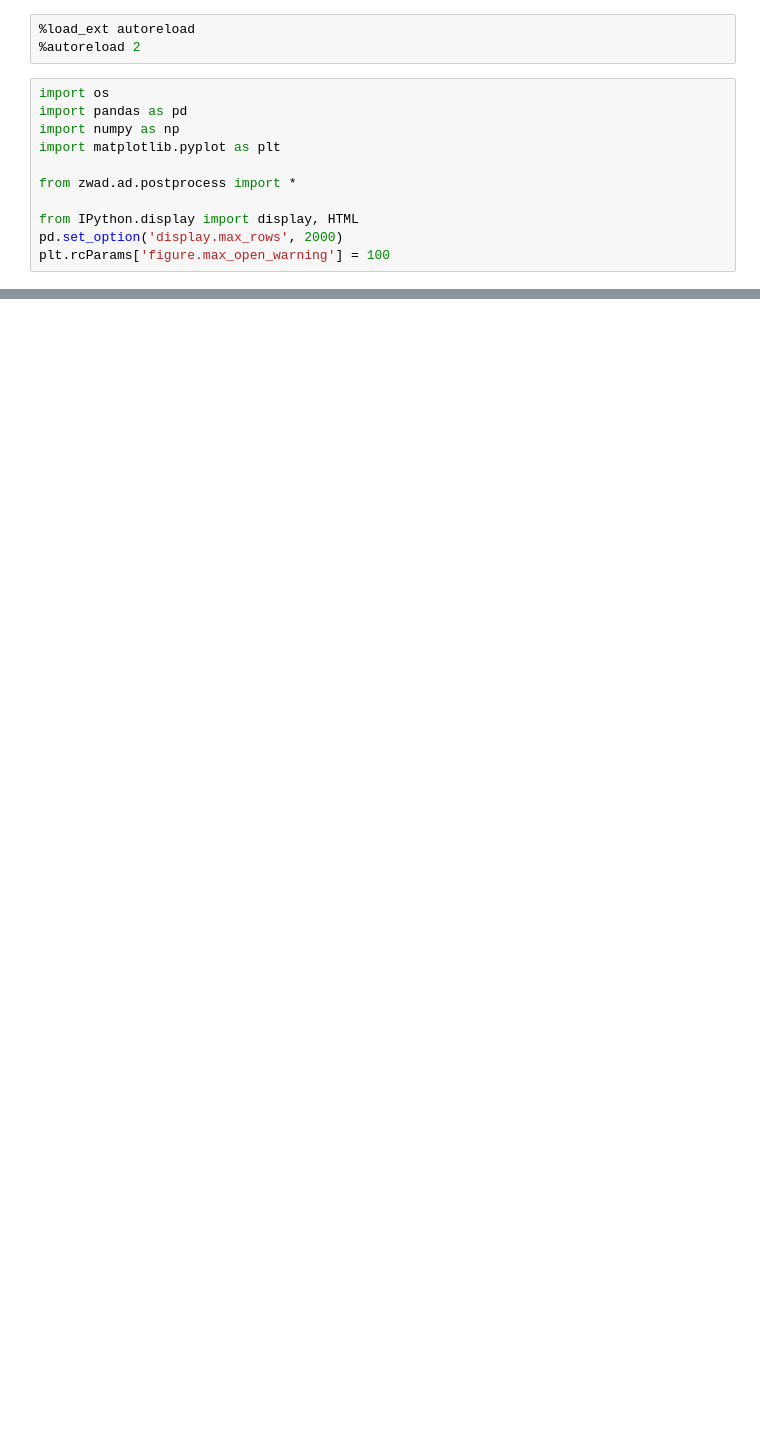
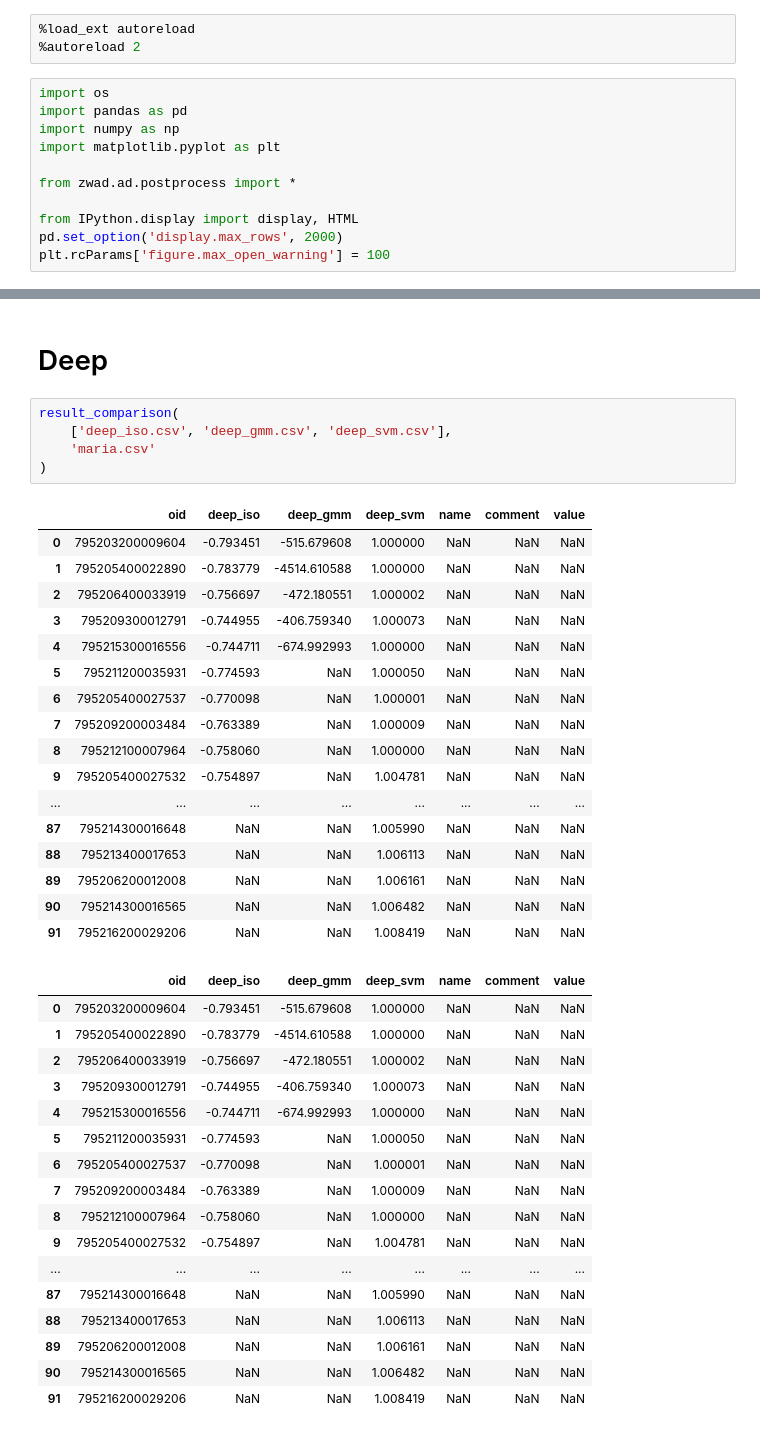
Before and after one commit to snad-space/zwad, a Jupyter notebook: notebooks/ad_analysis.ipynb, the cells around one changed output, grey strips where cells are left out. Cells and saved outputs as stored; diff of their text form; blank space fills up the shorter version.

Commit message:
Update ad_analysis nb with DEEP and DISK

```diff
--- a/notebooks/ad_analysis.ipynb
+++ b/notebooks/ad_analysis.ipynb
@@ -86,0 +68,42 @@ pass
+# %% [markdown]
+# Deep
+# %%
+result_comparison(
+    ['deep_iso.csv', 'deep_gmm.csv', 'deep_svm.csv'],
+    'maria.csv'
+)
+# %% [output]
+|  | oid | deep_iso | deep_gmm | deep_svm | name | comment | value |
+| 0 | 795203200009604 | -0.793451 | -515.679608 | 1.000000 | NaN | NaN | NaN |
+| 1 | 795205400022890 | -0.783779 | -4514.610588 | 1.000000 | NaN | NaN | NaN |
+| 2 | 795206400033919 | -0.756697 | -472.180551 | 1.000002 | NaN | NaN | NaN |
+| 3 | 795209300012791 | -0.744955 | -406.759340 | 1.000073 | NaN | NaN | NaN |
+| 4 | 795215300016556 | -0.744711 | -674.992993 | 1.000000 | NaN | NaN | NaN |
+| 5 | 795211200035931 | -0.774593 | NaN | 1.000050 | NaN | NaN | NaN |
+| 6 | 795205400027537 | -0.770098 | NaN | 1.000001 | NaN | NaN | NaN |
+| 7 | 795209200003484 | -0.763389 | NaN | 1.000009 | NaN | NaN | NaN |
+| 8 | 795212100007964 | -0.758060 | NaN | 1.000000 | NaN | NaN | NaN |
+| 9 | 795205400027532 | -0.754897 | NaN | 1.004781 | NaN | NaN | NaN |
+| ... | ... | ... | ... | ... | ... | ... | ... |
+| 87 | 795214300016648 | NaN | NaN | 1.005990 | NaN | NaN | NaN |
+| 88 | 795213400017653 | NaN | NaN | 1.006113 | NaN | NaN | NaN |
+| 89 | 795206200012008 | NaN | NaN | 1.006161 | NaN | NaN | NaN |
+| 90 | 795214300016565 | NaN | NaN | 1.006482 | NaN | NaN | NaN |
+| 91 | 795216200029206 | NaN | NaN | 1.008419 | NaN | NaN | NaN |
+|  | oid | deep_iso | deep_gmm | deep_svm | name | comment | value |
+| 0 | 795203200009604 | -0.793451 | -515.679608 | 1.000000 | NaN | NaN | NaN |
+| 1 | 795205400022890 | -0.783779 | -4514.610588 | 1.000000 | NaN | NaN | NaN |
+| 2 | 795206400033919 | -0.756697 | -472.180551 | 1.000002 | NaN | NaN | NaN |
+| 3 | 795209300012791 | -0.744955 | -406.759340 | 1.000073 | NaN | NaN | NaN |
+| 4 | 795215300016556 | -0.744711 | -674.992993 | 1.000000 | NaN | NaN | NaN |
+| 5 | 795211200035931 | -0.774593 | NaN | 1.000050 | NaN | NaN | NaN |
+| 6 | 795205400027537 | -0.770098 | NaN | 1.000001 | NaN | NaN | NaN |
+| 7 | 795209200003484 | -0.763389 | NaN | 1.000009 | NaN | NaN | NaN |
+| 8 | 795212100007964 | -0.758060 | NaN | 1.000000 | NaN | NaN | NaN |
+| 9 | 795205400027532 | -0.754897 | NaN | 1.004781 | NaN | NaN | NaN |
+| ... | ... | ... | ... | ... | ... | ... | ... |
+| 87 | 795214300016648 | NaN | NaN | 1.005990 | NaN | NaN | NaN |
+| 88 | 795213400017653 | NaN | NaN | 1.006113 | NaN | NaN | NaN |
+| 89 | 795206200012008 | NaN | NaN | 1.006161 | NaN | NaN | NaN |
+| 90 | 795214300016565 | NaN | NaN | 1.006482 | NaN | NaN | NaN |
+| 91 | 795216200029206 | NaN | NaN | 1.008419 | NaN | NaN | NaN |
```
Also changed, not shown: parts of 12 cells of this notebook.
